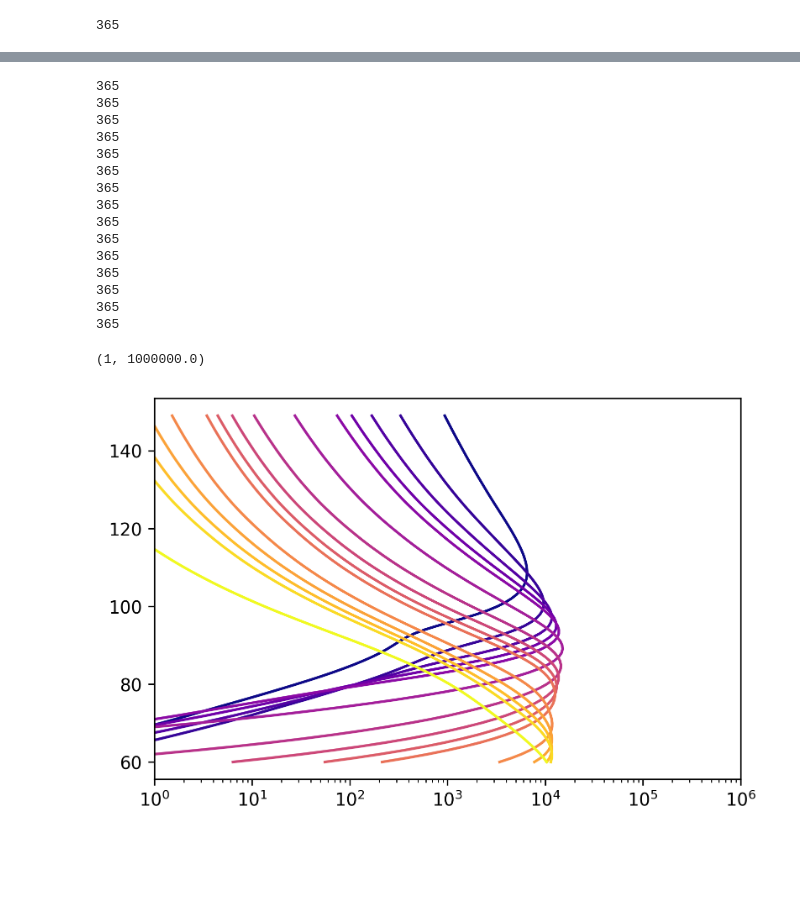
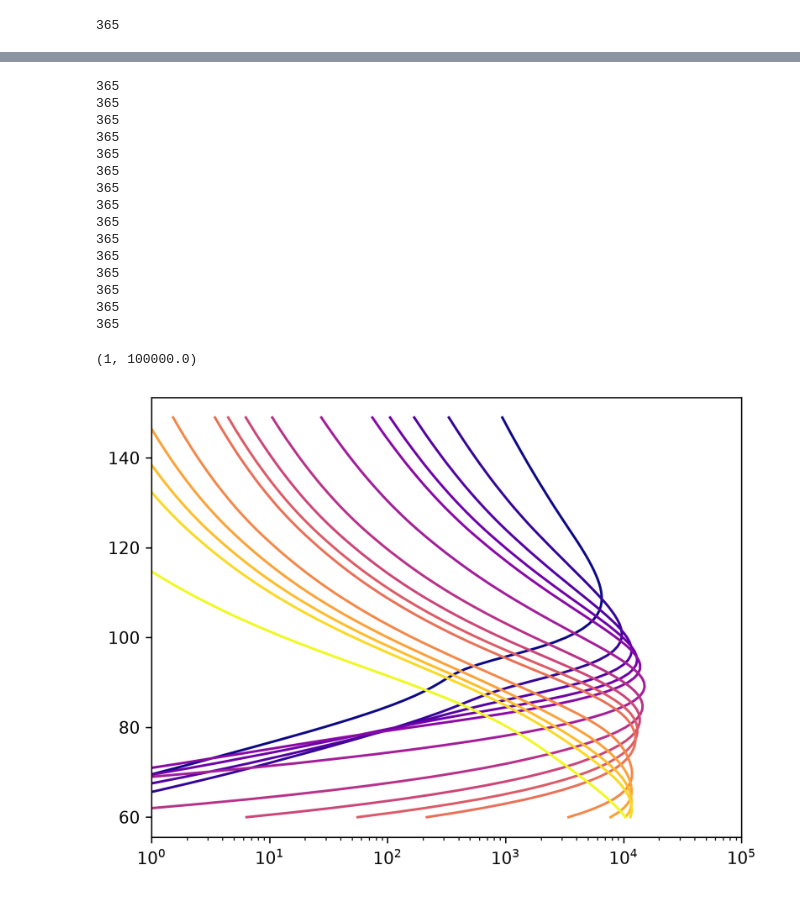
Before and after one commit to srkaeppler/pyGPI5, a Jupyter notebook: RunExamples.ipynb, the cells around one changed output, grey strips where cells are left out. Cells and saved outputs as stored; diff of their text form; code cells hidden in the pictures; blank space fills up the shorter version.

```diff
--- a/RunExamples.ipynb
+++ b/RunExamples.ipynb
@@ -9,3 +11,11 @@ import Chemistry.Chemistry as Chemistry
 import datetime
 import IRI2016
 import matplotlib
+# %%
+config_path = pathlib.Path.cwd() / 'config.cfg'
+
+config = configparser.ConfigParser()
+
+with open(config_path, 'r', encoding='utf-8') as f:
+    config.read_file(f)
+print({section: dict(config[section]) for section in config.sections()})
@@ -12,5 +24,5 @@ import matplotlib
 # %%
 " instantiate the specific model classes"
-ionization = Ionization.Ionization()
+ionization = Ionization.Ionization(config_path)
 iri2016 = IRI2016.IRI2016()
-chem = Chemistry.Chemistry()
+chem = Chemistry.Chemistry(config_path)
@@ -226,36 +226,36 @@ plt.savefig('Figure2.png',bbox_inches='tight')
 plt.figure(dpi=300)
 
 EeV = numpy.array([2.,4.,6.,8.,10.,20.,40.,60.,80.,100.,200.,300.,400.,500.,1000.])*1000.
 QeV = numpy.array([1.]) # mW/m^2
 
 # ncolors = numpy.arange(1, EeV.shape[0]+1)
 color = plt.cm.plasma(numpy.linspace(0, 1, EeV.shape[0]))
 
 k = 0
 for iEnergy in EeV:
     qZ, qZE,qfoo = ionization.Ionization(numpy.array([iEnergy]),QeV,AltMinKm,AltMaxKm,AltStepKm,tUnix,glat,glon, IonizationType='Maxwellian')
     qZ[qZ<1e-2] = 1e-2
-    plt.semilogx(qZ, chem.altkm, color=color[k],
+    plt.semilogx(qZ, chem.altkm, color=color[k]),
     k=k+1
 plt.xlim([1,1e5])
 # %% [output]
 365
 365
 365
 365
 365
 365
 365
 365
 365
 365
 365
 365
 365
 365
 365
-(1, 1000000.0)
+(1, 100000.0)
-[figure, old version]
+[figure, new version]
 # %%
 EeV = numpy.array([300000.]) # eV
 QeV = numpy.array([1.]) # mW/m^2
```
Also changed, not shown: parts of 11 cells of this notebook, 12 other files.
